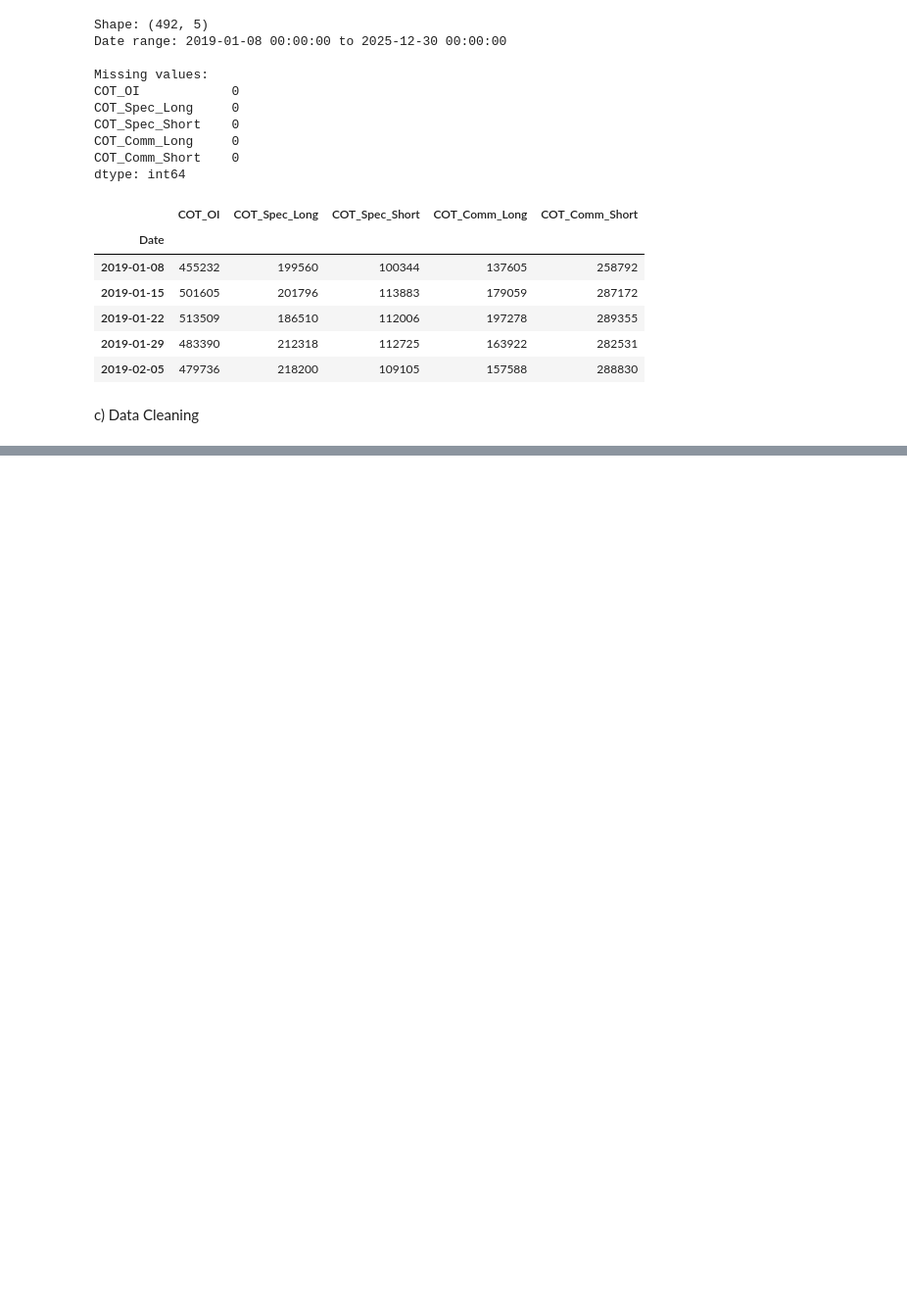
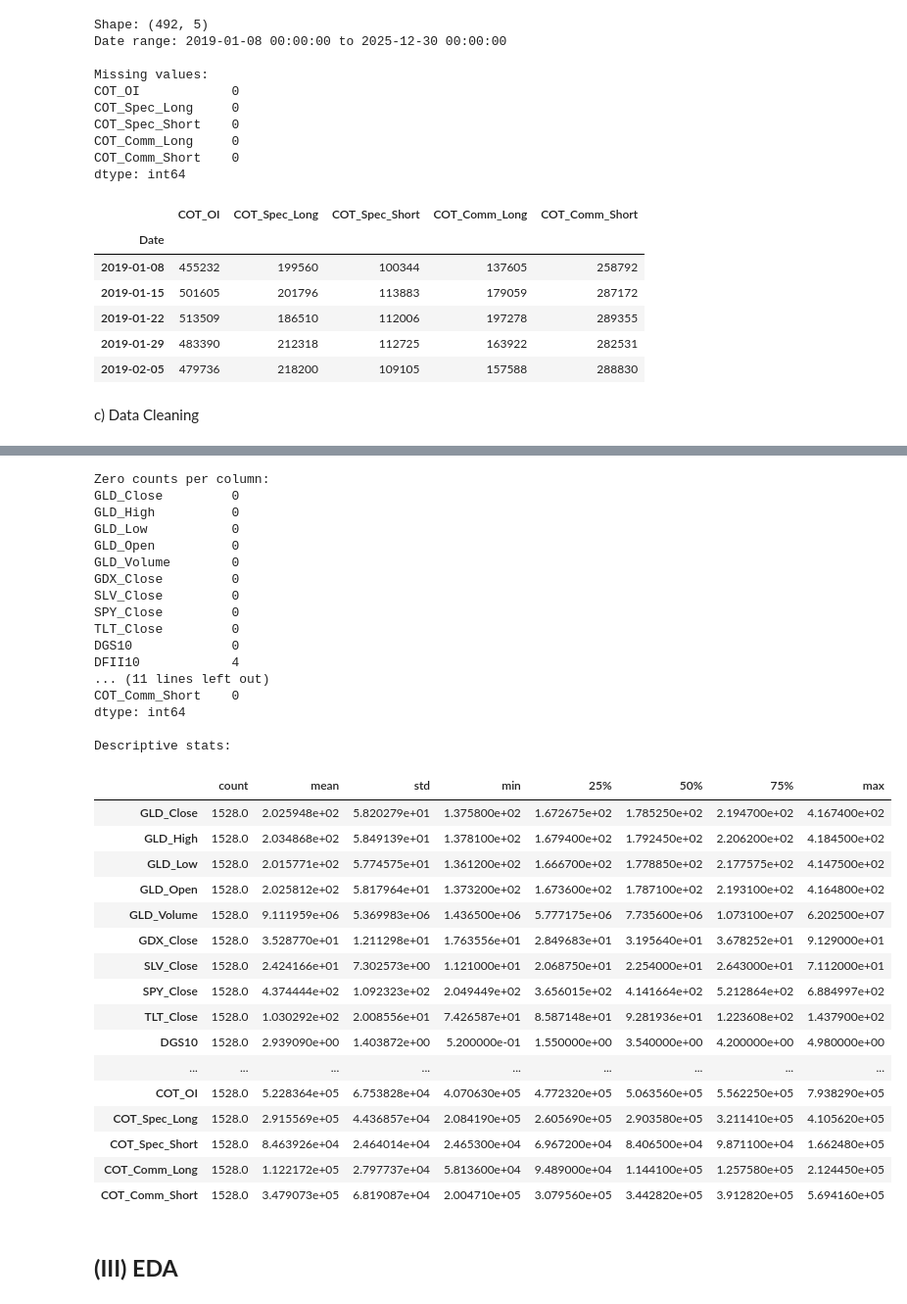
Before and after one commit to jade-lam/CQF, a Jupyter notebook: CQF_Exam_3.ipynb, the cells around one changed output, grey strips where cells are left out. Shown at 98% size. Drawn from its saved outputs; the diff is of its cells as text; code cells hidden in the pictures; blank space fills up the shorter version.

```diff
--- a/CQF_Exam_3.ipynb
+++ b/CQF_Exam_3.ipynb
@@ -357,0 +387,7 @@ c) Data Cleaning
+# %%
+# Replace credit spread series with Moody's BAA yield
+df_fred = df_fred.drop(columns=['BAMLC0A0CM'])
+df_fred['DBAA'] = fred.get_series('DBAA', observation_start='2019-12-01', observation_end='2025-12-31')
+
+print(f"Shape: {df_fred.shape}")
+print(f"\nMissing values:\n{df_fred.isnull().sum()}")
@@ -357,0 +430,29 @@ c) Data Cleaning
+# %%
+SAVE_PATH = '/content/drive/MyDrive/Colab Notebooks/CQF/data/'
+
+# Load raw data
+# df_yf = pd.read_csv(SAVE_PATH + 'raw_yfinance.csv', index_col=0, parse_dates=True)
+# df_fred = pd.read_csv(SAVE_PATH + 'raw_fred.csv', index_col=0, parse_dates=True)
+# df_cot = pd.read_csv(SAVE_PATH + 'raw_cot_gold.csv', index_col=0, parse_dates=True)
+
+# Step 1: GLD trading dates = master calendar
+master_idx = df_yf.index
+
+# Step 2: Reindex FRED to GLD calendar, forward-fill
+df_fred_aligned = df_fred.reindex(master_idx).ffill()
+
+# Step 3: Reindex COT to GLD calendar, forward-fill
+# Remove duplicate dates (aggregate if multiple gold contracts per week)
+df_cot_dedup = df_cot_gold.groupby(df_cot_gold.index).sum()
+
+# COT is Tuesday snapshot, published Friday — shift forward 4 business days
+# so the model first sees it on the following Monday (no lookahead bias)
+df_cot_aligned = (
+    df_cot_dedup
+    .shift(freq=pd.tseries.offsets.BDay(4))  # Tue → next Mon
+    .reindex(master_idx)
+    .ffill()
+)
+
+# Step 4: Merge all into one DataFrame
+df_merged = pd.concat([df_yf, df_fred_aligned, df_cot_aligned], axis=1)
@@ -357,0 +494,41 @@ c) Data Cleaning
+# %%
+# Sanity check if there are 0 left in columns
+print("Zero counts per column:")
+print((df_merged == 0).sum())
+print(f"\nDescriptive stats:")
+display(df_merged.describe().T)
+# %% [output]
+Zero counts per column:
+GLD_Close         0
+GLD_High          0
+GLD_Low           0
+GLD_Open          0
+GLD_Volume        0
+GDX_Close         0
+SLV_Close         0
+SPY_Close         0
+TLT_Close         0
+DGS10             0
+DFII10            4
+... (11 lines left out)
+COT_Comm_Short    0
+dtype: int64
+
+Descriptive stats:
+|  | count | mean | std | min | 25% | 50% | 75% | max |
+| GLD_Close | 1528.0 | 2.025948e+02 | 5.820279e+01 | 1.375800e+02 | 1.672675e+02 | 1.785250e+02 | 2.194700e+02 | 4.167400e+02 |
+| GLD_High | 1528.0 | 2.034868e+02 | 5.849139e+01 | 1.378100e+02 | 1.679400e+02 | 1.792450e+02 | 2.206200e+02 | 4.184500e+02 |
+| GLD_Low | 1528.0 | 2.015771e+02 | 5.774575e+01 | 1.361200e+02 | 1.666700e+02 | 1.778850e+02 | 2.177575e+02 | 4.147500e+02 |
+| GLD_Open | 1528.0 | 2.025812e+02 | 5.817964e+01 | 1.373200e+02 | 1.673600e+02 | 1.787100e+02 | 2.193100e+02 | 4.164800e+02 |
+| GLD_Volume | 1528.0 | 9.111959e+06 | 5.369983e+06 | 1.436500e+06 | 5.777175e+06 | 7.735600e+06 | 1.073100e+07 | 6.202500e+07 |
+| GDX_Close | 1528.0 | 3.528770e+01 | 1.211298e+01 | 1.763556e+01 | 2.849683e+01 | 3.195640e+01 | 3.678252e+01 | 9.129000e+01 |
+| SLV_Close | 1528.0 | 2.424166e+01 | 7.302573e+00 | 1.121000e+01 | 2.068750e+01 | 2.254000e+01 | 2.643000e+01 | 7.112000e+01 |
+| SPY_Close | 1528.0 | 4.374444e+02 | 1.092323e+02 | 2.049449e+02 | 3.656015e+02 | 4.141664e+02 | 5.212864e+02 | 6.884997e+02 |
+| TLT_Close | 1528.0 | 1.030292e+02 | 2.008556e+01 | 7.426587e+01 | 8.587148e+01 | 9.281936e+01 | 1.223608e+02 | 1.437900e+02 |
+| DGS10 | 1528.0 | 2.939090e+00 | 1.403872e+00 | 5.200000e-01 | 1.550000e+00 | 3.540000e+00 | 4.200000e+00 | 4.980000e+00 |
+| ... | ... | ... | ... | ... | ... | ... | ... | ... |
+| COT_OI | 1528.0 | 5.228364e+05 | 6.753828e+04 | 4.070630e+05 | 4.772320e+05 | 5.063560e+05 | 5.562250e+05 | 7.938290e+05 |
+| COT_Spec_Long | 1528.0 | 2.915569e+05 | 4.436857e+04 | 2.084190e+05 | 2.605690e+05 | 2.903580e+05 | 3.211410e+05 | 4.105620e+05 |
+| COT_Spec_Short | 1528.0 | 8.463926e+04 | 2.464014e+04 | 2.465300e+04 | 6.967200e+04 | 8.406500e+04 | 9.871100e+04 | 1.662480e+05 |
+| COT_Comm_Long | 1528.0 | 1.122172e+05 | 2.797737e+04 | 5.813600e+04 | 9.489000e+04 | 1.144100e+05 | 1.257580e+05 | 2.124450e+05 |
+| COT_Comm_Short | 1528.0 | 3.479073e+05 | 6.819087e+04 | 2.004710e+05 | 3.079560e+05 | 3.442820e+05 | 3.912820e+05 | 5.694160e+05 |
@@ -357,0 +538,2 @@ c) Data Cleaning
+# %% [markdown]
+## **(III) EDA**
```
Also changed, not shown: parts of 10 cells of this notebook.
